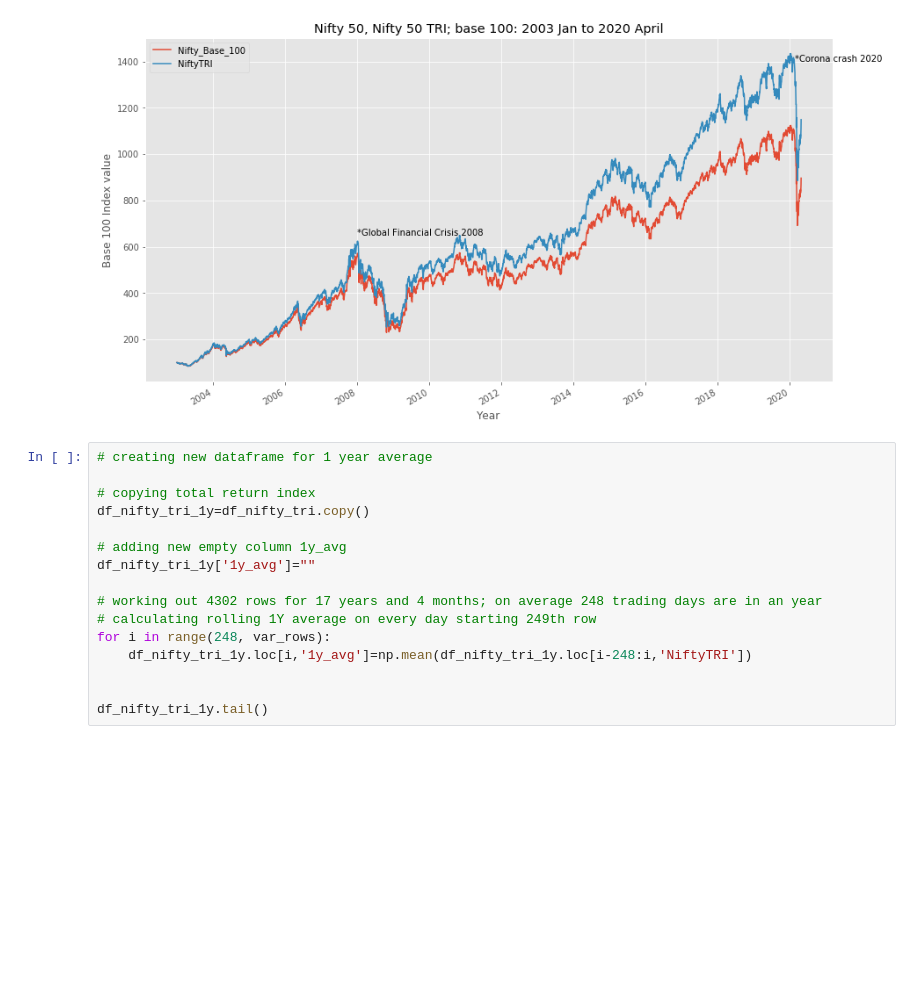
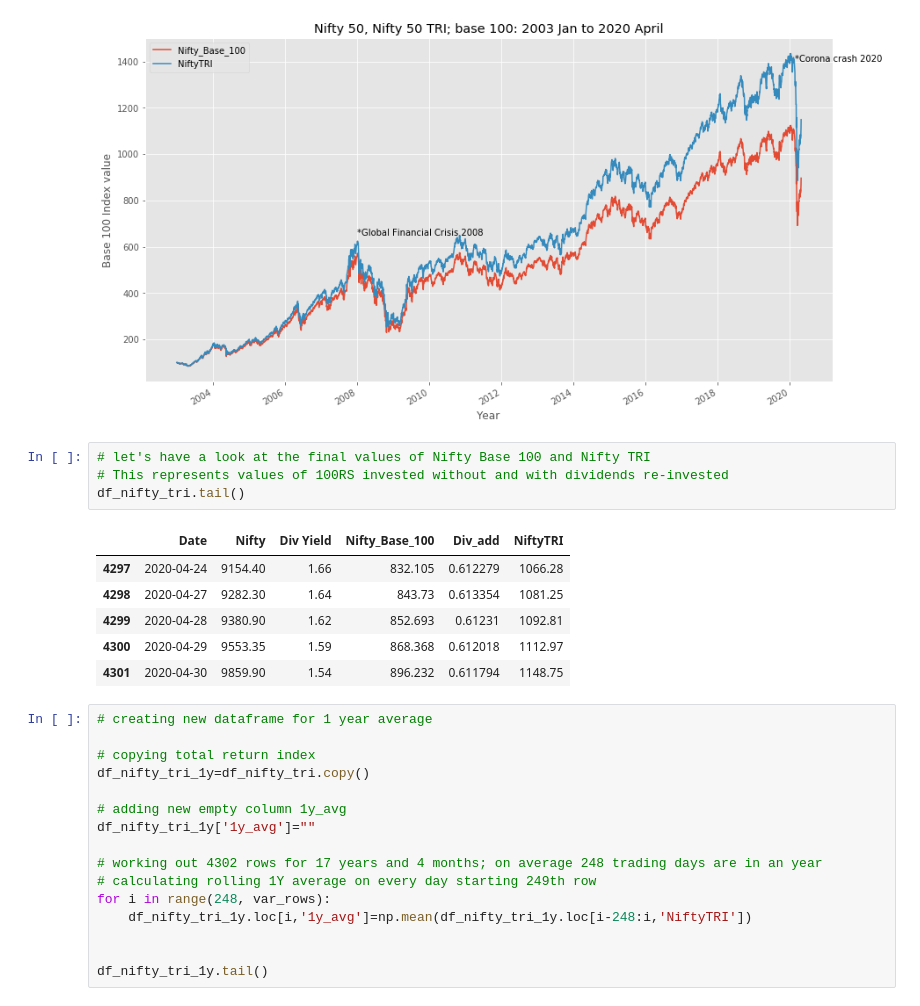
Before and after one commit to bipinr8/Nifty50_2003Jan_to_2020Apr, a Jupyter notebook: Nifty50_DA.ipynb, the cells around one changed output. Saved outputs shown, nothing was run; the diff lists cells and outputs as text; blank space fills up the shorter version.

Commit message:
Added code to show end values of Nifty base 100 & Nifty TRI

```diff
--- a/Nifty50_DA.ipynb
+++ b/Nifty50_DA.ipynb
@@ -208,6 +207,17 @@ plt.savefig('pic05.png')
 plt.show()
 # %% [output]
 [figure]
+# %%
+# let's have a look at the final values of Nifty Base 100 and Nifty TRI
+# This represents values of 100RS invested without and with dividends re-invested
+df_nifty_tri.tail()
+# %% [output]
+|  | Date | Nifty | Div Yield | Nifty_Base_100 | Div_add | NiftyTRI |
+| 4297 | 2020-04-24 | 9154.40 | 1.66 | 832.105 | 0.612279 | 1066.28 |
+| 4298 | 2020-04-27 | 9282.30 | 1.64 | 843.73 | 0.613354 | 1081.25 |
+| 4299 | 2020-04-28 | 9380.90 | 1.62 | 852.693 | 0.61231 | 1092.81 |
+| 4300 | 2020-04-29 | 9553.35 | 1.59 | 868.368 | 0.612018 | 1112.97 |
+| 4301 | 2020-04-30 | 9859.90 | 1.54 | 896.232 | 0.611794 | 1148.75 |
 # %%
 # creating new dataframe for 1 year average
 
```
Also changed, not shown: parts of 3 cells of this notebook.
